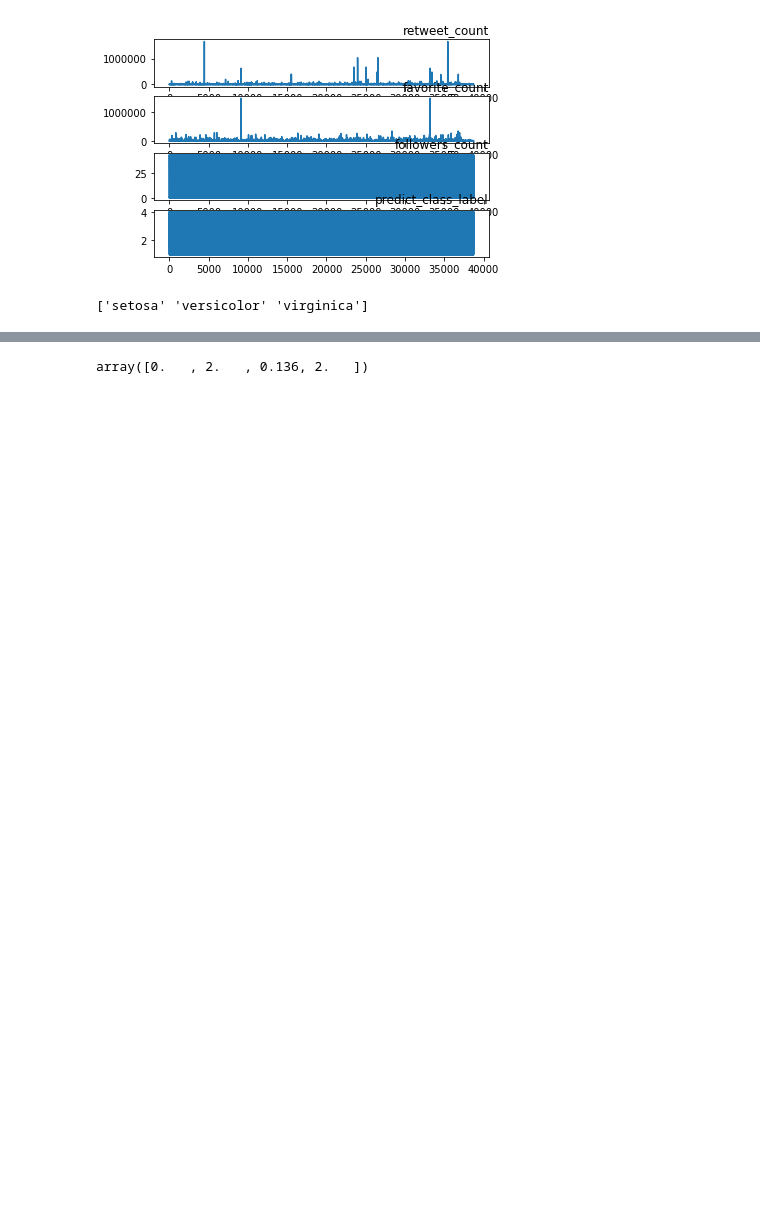
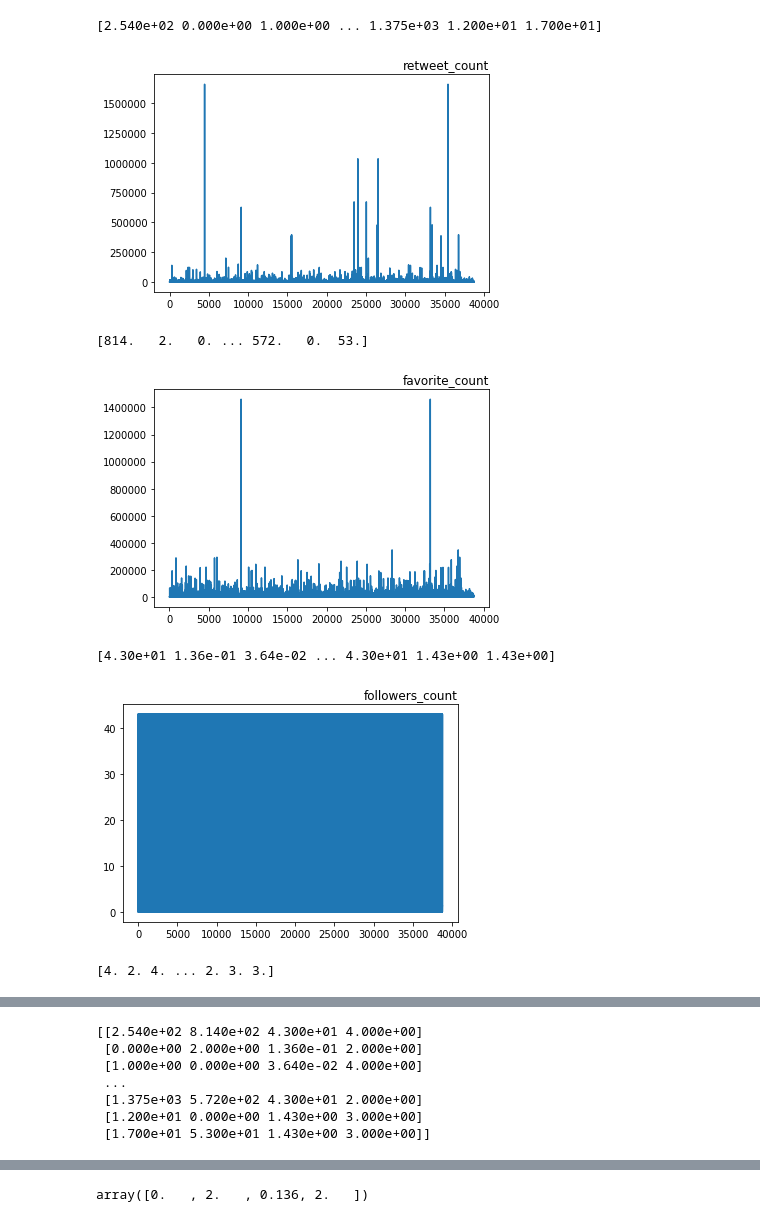
Before and after one commit to Shubham1304/TwitterDataAnalysis, a Jupyter notebook: twitter.ipynb, the cells around one changed output, grey strips where cells are left out. Saved outputs shown, nothing was run; the diff lists cells and outputs as text; code cells hidden in the pictures; blank space fills up the shorter version.

```diff
--- a/twitter.ipynb
+++ b/twitter.ipynb
@@ -6,23 +7,34 @@ import math
 # %%
 from pandas import read_csv
 from matplotlib import pyplot
 # load dataset
 dataset = read_csv('DataSet.csv', header=0, index_col=0)
 dataset.values
 values = dataset.values
 # specify columns to plot
 groups = [0, 1, 2, 3]
 i = 1
 # plot each column
 pyplot.figure()
 for group in groups:
-    pyplot.subplot(len(groups), 1, i)
-    pyplot.plot(values[:, group])
+    #pyplot.subplot(len(groups), 1, i)
+    print(values[:, group])
+    pyplot.plot(list(map(float,values[:, group])))
     pyplot.title(dataset.columns[group], y=1, loc='right')
     i += 1
-pyplot.show()
-class_names = iris.target_names
-print (class_names)
+    pyplot.show()
+'''for group in groups:
+    pyplot.subplot(len(groups), 1, i)
+    pyplot.plot(dataset[:, group])
+    pyplot.title(dataset.columns[group], y=1, loc='right')
+    i += 1
+pyplot.show()'''
+print(values)
 # %% [output]
+[2.540e+02 0.000e+00 1.000e+00 ... 1.375e+03 1.200e+01 1.700e+01]
-[figure, old version]
+[figure, new version]
-['setosa' 'versicolor' 'virginica']
+[814.   2.   0. ... 572.   0.  53.]
+[figure, added]
+[4.30e+01 1.36e-01 3.64e-02 ... 4.30e+01 1.43e+00 1.43e+00]
+[figure, added]
+[4. 2. 4. ... 2. 3. 3.]
@@ -28,0 +42,7 @@ print (class_names)
+[[2.540e+02 8.140e+02 4.300e+01 4.000e+00]
+ [0.000e+00 2.000e+00 1.360e-01 2.000e+00]
+ [1.000e+00 0.000e+00 3.640e-02 4.000e+00]
+ ...
+ [1.375e+03 5.720e+02 4.300e+01 2.000e+00]
+ [1.200e+01 0.000e+00 1.430e+00 3.000e+00]
+ [1.700e+01 5.300e+01 1.430e+00 3.000e+00]]
```
Also changed, not shown: parts of 16 cells of this notebook, 3 other files.
